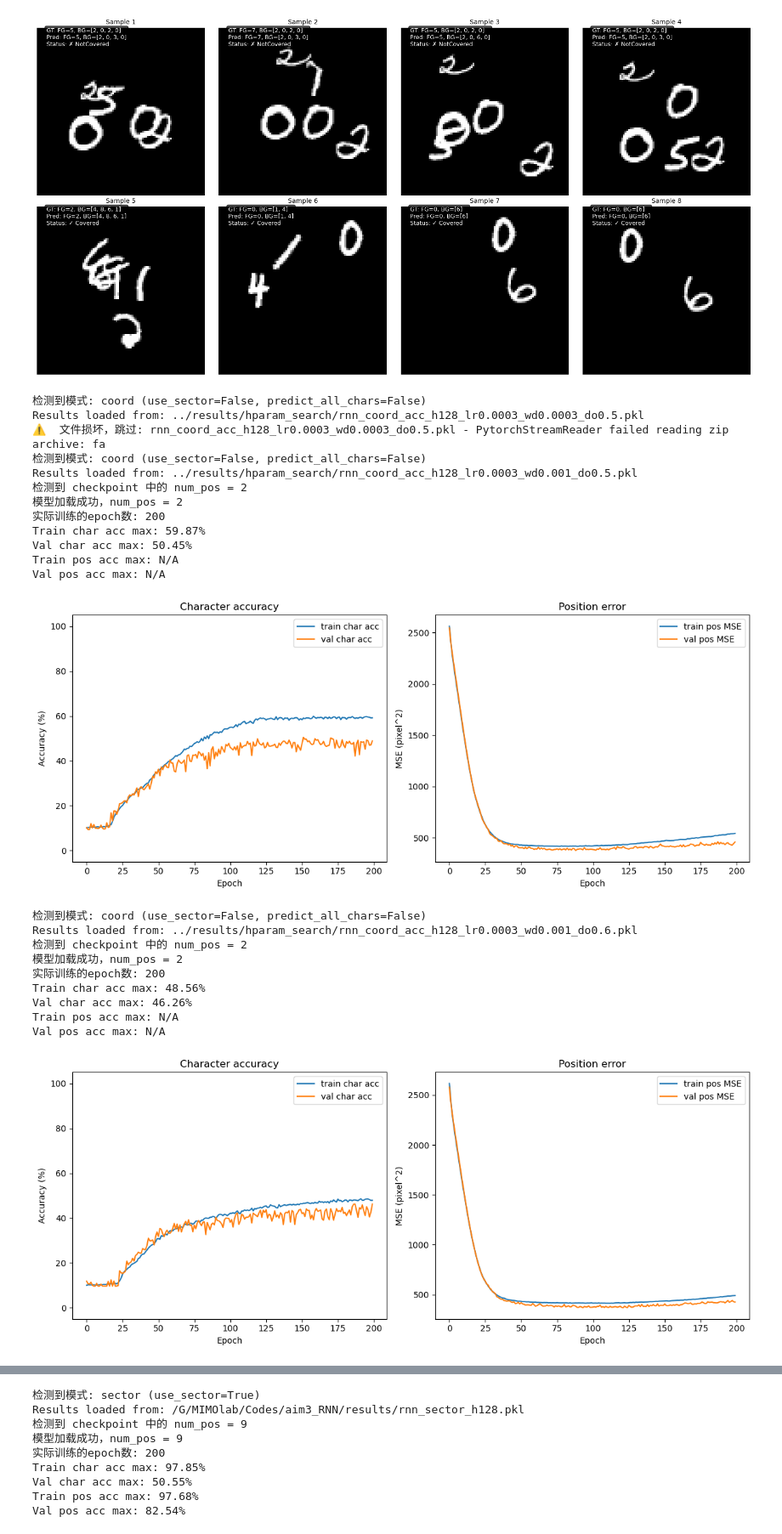
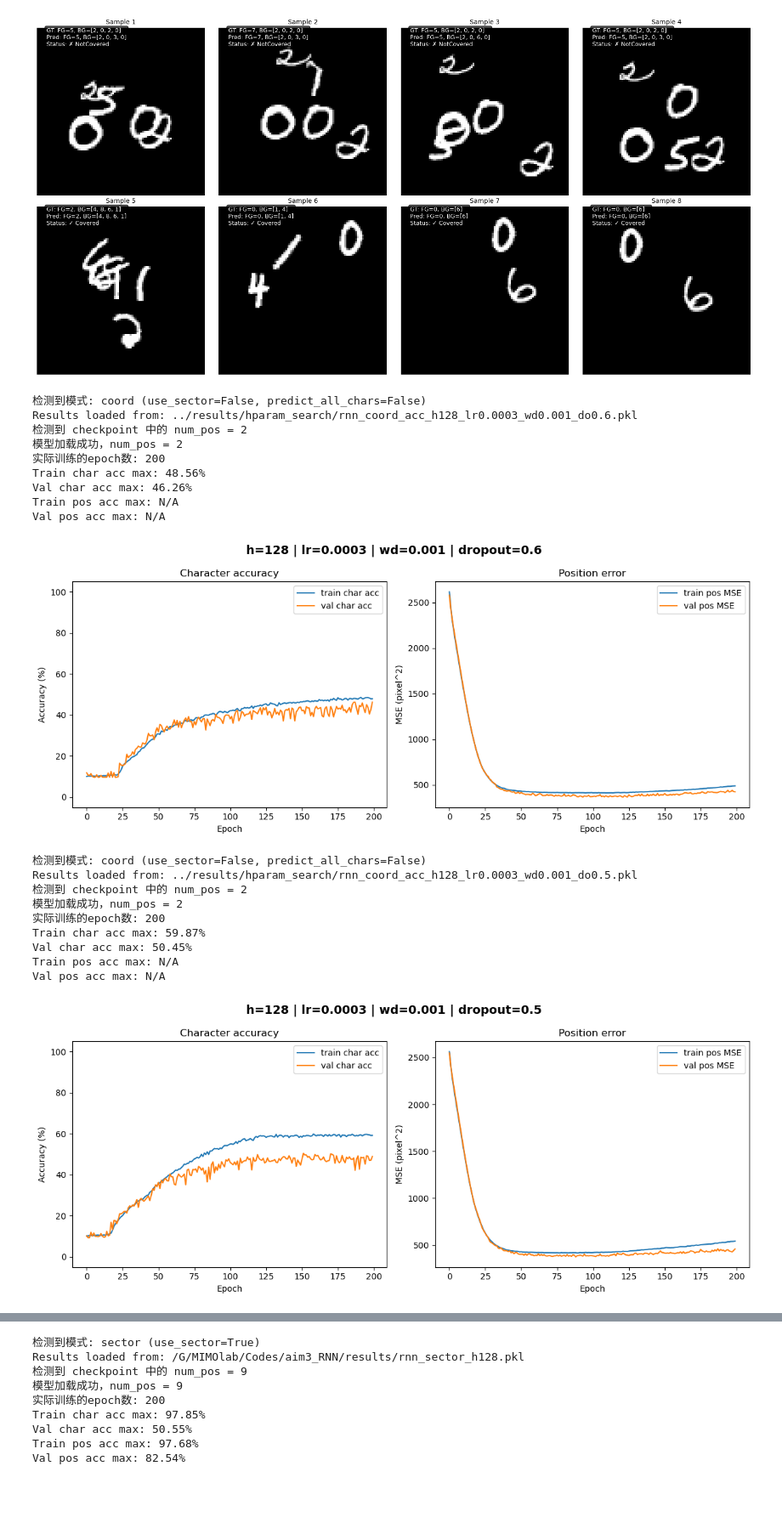
Before and after one commit to jingchengsimon/GaWF_RNN, a Jupyter notebook: notebooks/RecurrentNetwork.ipynb, the cells around one changed output, grey strips where cells are left out. Shown at 85% size. Saved outputs shown, nothing was run; the diff lists cells and outputs as text; code cells hidden in the pictures; blank space fills up the shorter version.

Commit message:
optimize hparam-search with 9 experiments

```diff
--- a/notebooks/RecurrentNetwork.ipynb
+++ b/notebooks/RecurrentNetwork.ipynb
@@ -769,52 +783,58 @@ Final val char acc: 77.12%
 # 定义超参数范围
 hidden_sizes = [128, 256]
 lrs = [0.0003, 0.0004]
-wds = [0.0003, 0.001]
-dos = [0.5, 0.6]
+wds = [0.001, 0.0003]
+dos = [0.6, 0.5]
 
 # 使用 itertools.product 生成所有组合
 for hidden_size, lr, wd, do in product(hidden_sizes, lrs, wds, dos):
     results_path = Path(f"../results/hparam_search/rnn_coord_acc_h{hidden_size}_lr{lr}_wd{wd}_do{do}.pkl")
     model_path = Path(f"../results/hparam_search/rnn_coord_acc_h{hidden_size}_lr{lr}_wd{wd}_do{do}_model.pth")
 
     # 检查 pkl 和 pth 文件是否都存在
     if not results_path.exists():
         # print(f"⚠️  pkl 不存在，跳过: {results_path.name}")
         continue
 
     if not model_path.exists():
         # print(f"⚠️  pth 不存在，跳过: {model_path.name}")
         continue
 
+    # 构建超参数字典
+    hparams = {
+        'hidden_size': hidden_size,
+        'lr': lr,
+        'wd': wd,
+        'dropout': do
+    }
+
     # 尝试加载，如果文件损坏则跳过
     try:
         results_rnn, model_rnn = load_and_visualize_model(str(results_path), num_vis=8, model_class=RNNConv,
-                                                        hidden_size=hidden_size, show_test_results=False)
+                                                        hidden_size=hidden_size, show_test_results=False,
+                                                        hparams=hparams)
     except (RuntimeError, EOFError, pickle.UnpicklingError) as e:
         print(f"⚠️  文件损坏，跳过: {results_path.name} - {str(e)[:50]}")
         continue
 # %% [output]
 检测到模式: coord (use_sector=False, predict_all_chars=False)
-Results loaded from: ../results/hparam_search/rnn_coord_acc_h128_lr0.0003_wd0.0003_do0.5.pkl
-⚠️  文件损坏，跳过: rnn_coord_acc_h128_lr0.0003_wd0.0003_do0.5.pkl - PytorchStreamReader failed reading zip archive: fa
-检测到模式: coord (use_sector=False, predict_all_chars=False)
-Results loaded from: ../results/hparam_search/rnn_coord_acc_h128_lr0.0003_wd0.001_do0.5.pkl
+Results loaded from: ../results/hparam_search/rnn_coord_acc_h128_lr0.0003_wd0.001_do0.6.pkl
 检测到 checkpoint 中的 num_pos = 2
 模型加载成功，num_pos = 2
 实际训练的epoch数: 200
-Train char acc max: 59.87%
-Val char acc max: 50.45%
+Train char acc max: 48.56%
+Val char acc max: 46.26%
 Train pos acc max: N/A
 Val pos acc max: N/A
-[figure, old version]
+[figure, new version]
 检测到模式: coord (use_sector=False, predict_all_chars=False)
-Results loaded from: ../results/hparam_search/rnn_coord_acc_h128_lr0.0003_wd0.001_do0.6.pkl
+Results loaded from: ../results/hparam_search/rnn_coord_acc_h128_lr0.0003_wd0.001_do0.5.pkl
 检测到 checkpoint 中的 num_pos = 2
 模型加载成功，num_pos = 2
 实际训练的epoch数: 200
-Train char acc max: 48.56%
-Val char acc max: 46.26%
+Train char acc max: 59.87%
+Val char acc max: 50.45%
 Train pos acc max: N/A
 Val pos acc max: N/A
-[figure, old version]
+[figure, new version]
 检测到模式: coord (use_sector=False, predict_all_chars=False)
```
Also changed, not shown: parts of 2 cells of this notebook, 2 other files.
